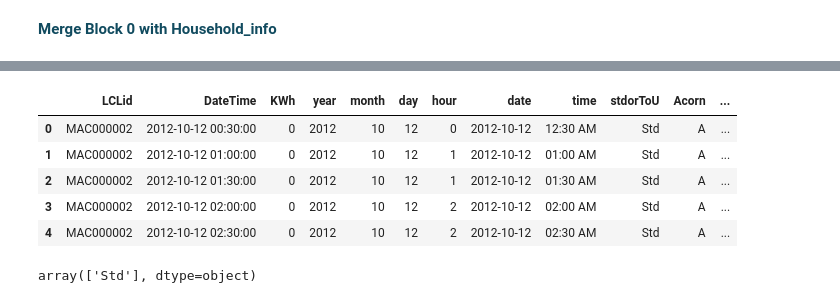
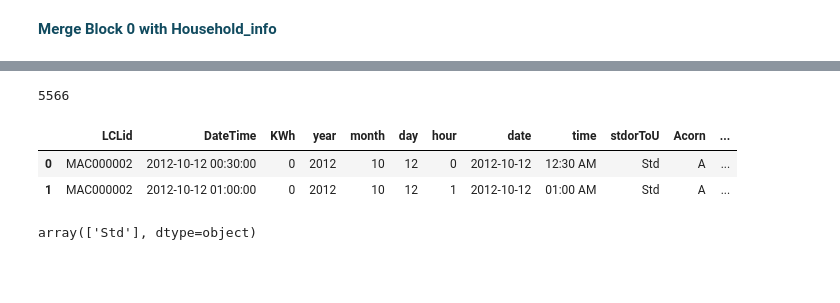
Before and after one commit to swarsabnis/Analysis_of_Smart_meter_London, a Jupyter notebook: Jupyter_notebook/Smart_meter_london_data_preparation.ipynb, the cells around one changed output, grey strips where cells are left out. Drawn from its saved outputs; the diff is of its cells as text; code cells hidden in the pictures; blank space fills up the shorter version.

```diff
--- a/Jupyter_notebook/Smart_meter_london_data_preparation.ipynb
+++ b/Jupyter_notebook/Smart_meter_london_data_preparation.ipynb
@@ -75,8 +102,8 @@ block_0['time'] = block_0.DateTime.dt.time.apply(lambda x: x.strftime(format))
 # %%
 # Cleaning
-block_0.loc[(block_0.time=='12:32 PM'), 'time'] = '12:30 PM'
-block_0.loc[(block_0.time=='12:37 PM'), 'time'] = '12:30 PM'
-block_0.loc[(block_0.time=='03:13 PM'), 'time'] = '03:00 PM'
-block_0.loc[(block_0.time=='03:15 PM'), 'time'] = '03:00 PM'
+df_block_0.loc[(df_block_0.time=='12:32 PM'), 'time'] = '12:30 PM'
+df_block_0.loc[(df_block_0.time=='12:37 PM'), 'time'] = '12:30 PM'
+df_block_0.loc[(df_block_0.time=='03:13 PM'), 'time'] = '03:00 PM'
+df_block_0.loc[(df_block_0.time=='03:15 PM'), 'time'] = '03:00 PM'
 # %% [markdown]
 <font color='#114B5F'><b>Merge Block 0 with Household_info </b> </font>
@@ -91,18 +110,20 @@ block_0.LCLid.nunique()
+# %%
+# Total no. of households in the datasets
+df_household.LCLid.nunique()
+# %% [output]
+5566
 # %%
 # Merging
-block_0_info = block_0.merge(household, on='LCLid', how='left')
+df_block_0_info = df_block_0.merge(df_household, on='LCLid', how='left')
 # %%
-block_0_info.drop(['file'], axis=1, inplace=True)
+df_block_0_info.drop(['file'], axis=1, inplace=True)
 # %%
 # Cleaning: Converting 'ACORN-*' to '*'
-block_0_info.Acorn = block_0_info.Acorn.str.replace('ACORN-', "")
+df_block_0_info['Acorn'] = df_block_0_info['Acorn'].str.replace('ACORN-', "")
-# %%
-block_0_info.head()
-# %% [output]
-|  | LCLid | DateTime | KWh | year | month | day | hour | date | time | stdorToU | Acorn | ... |
-| 0 | MAC000002 | 2012-10-12 00:30:00 | 0 | 2012 | 10 | 12 | 0 | 2012-10-12 | 12:30 AM | Std | A | ... |
-| 1 | MAC000002 | 2012-10-12 01:00:00 | 0 | 2012 | 10 | 12 | 1 | 2012-10-12 | 01:00 AM | Std | A | ... |
-| 2 | MAC000002 | 2012-10-12 01:30:00 | 0 | 2012 | 10 | 12 | 1 | 2012-10-12 | 01:30 AM | Std | A | ... |
-| 3 | MAC000002 | 2012-10-12 02:00:00 | 0 | 2012 | 10 | 12 | 2 | 2012-10-12 | 02:00 AM | Std | A | ... |
-| 4 | MAC000002 | 2012-10-12 02:30:00 | 0 | 2012 | 10 | 12 | 2 | 2012-10-12 | 02:30 AM | Std | A | ... |
+# %%
+df_block_0_info.head(2)
+# %% [output]
+|  | LCLid | DateTime | KWh | year | month | day | hour | date | time | stdorToU | Acorn | ... |
+| 0 | MAC000002 | 2012-10-12 00:30:00 | 0 | 2012 | 10 | 12 | 0 | 2012-10-12 | 12:30 AM | Std | A | ... |
+| 1 | MAC000002 | 2012-10-12 01:00:00 | 0 | 2012 | 10 | 12 | 1 | 2012-10-12 | 01:00 AM | Std | A | ... |
 # %%
```
Also changed, not shown: parts of 148 cells of this notebook.
